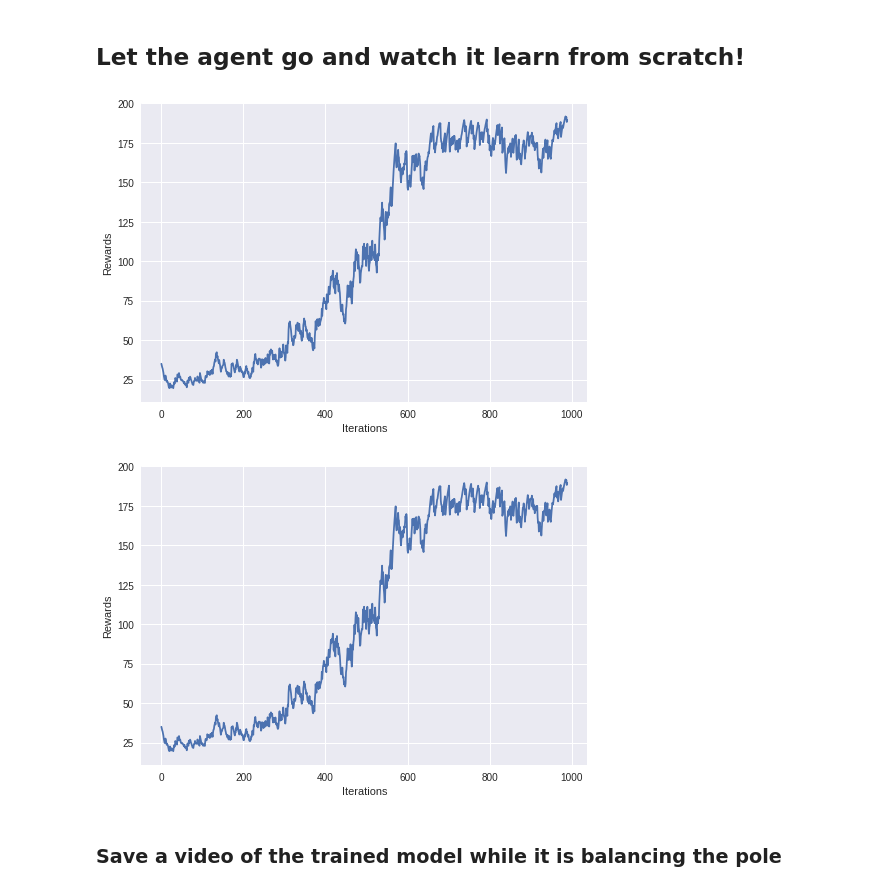
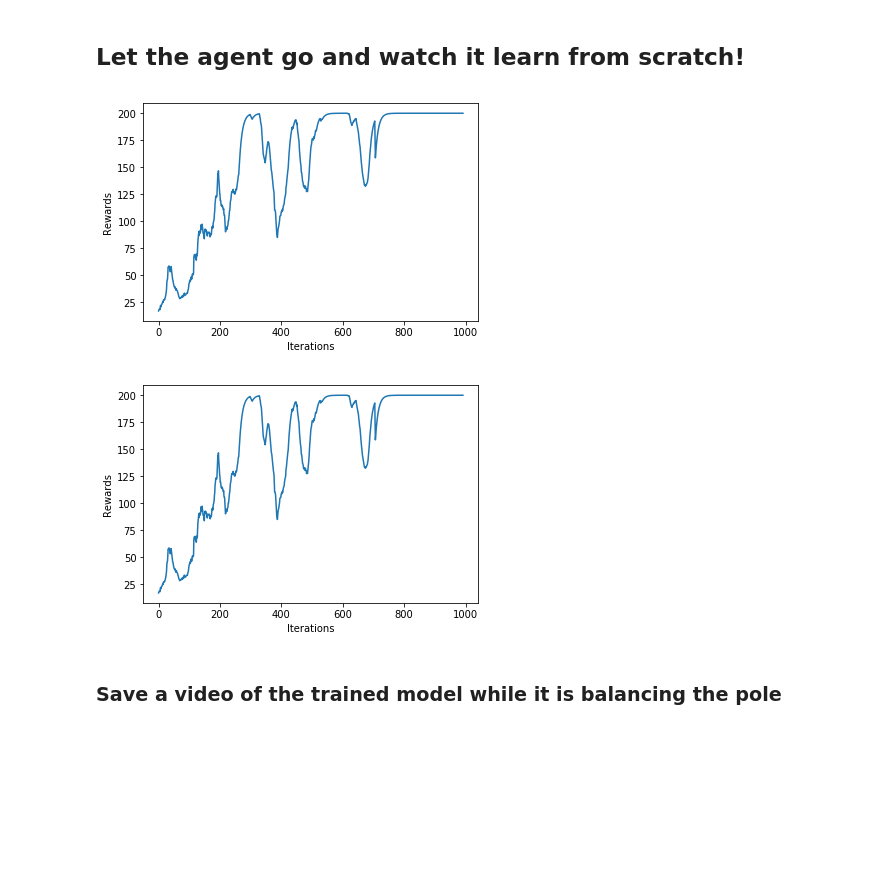
Before and after one commit to abhiWriteCode/Balanced-Cartpole, a Jupyter notebook: notebook.ipynb, the cells around one changed output. Saved outputs shown, nothing was run; the diff lists cells and outputs as text; code cells hidden in the pictures; blank space fills up the shorter version.

```diff
--- a/notebook.ipynb
+++ b/notebook.ipynb
@@ -91,14 +95,17 @@ def choose_action(model, observation):
 
 During training, the agent will need to remember all of its observations, actions so that once the episode ends, it can "reinforce" the good actions and punish the undesirable actions. Let's do this by defining a simple memory buffer that contains the agent's observations, actions, and received rewards from a given episode.
 # %%
+from collections import deque
+
 class Memory:
-    def __init__(self):
+    def __init__(self, buffer_size=-1):
+        self.size = buffer_size
         self.clear()
 
     def clear(self):
-        self.observations = []
-        self.actions = []
-        self.rewards = []
+        self.observations = deque() if self.size == -1 else deque(maxlen=buffer_size)
+        self.actions = deque() if self.size == -1 else deque(maxlen=buffer_size)
+        self.rewards = deque() if self.size == -1 else deque(maxlen=buffer_size)
 
     def add_to_memory(self, new_observation, new_action, new_reward):
         self.observations.append(new_observation)
@@ -108,8 +115,6 @@ class Memory:
 
         # update the list of rewards with new reward
         self.rewards.append(new_reward)
-
-memory = Memory()
 # %% [markdown]
 Almost ready to begin the learning algorithm for our agent! The final step is to compute the discounted rewards of our agent. Recall from lecture, we use reward discount to give more preference at getting rewards now rather than later in the future. The idea of discounting rewards is similar to discounting money in the case of interest and can be defined as:
 
@@ -122,7 +127,7 @@ def normalize(x):
     return x
 
 
-def discount_rewards(rewards, gamma=0.95):
+def discount_rewards(rewards, gamma=0.9):
     discounted_rewards = np.zeros_like(rewards)
     R = 0
 
@@ -140,3 +142,7 @@ optimizer = tf.train.AdamOptimizer(learning_rate)
+# %%
+memory = Memory(buffer_size=-1)
+learning_rate = 1e-2
+optimizer = tf.keras.optimizers.Adam(learning_rate)
 # %% [markdown]
 And now let's define the loss function. In this lab we are focusing on policy gradient methods which aim to **maximize** the likelihood of actions that result in large rewards. Equivalently, this means that we want to **minimize** the negative likelihood of these same actions. Like in supervised learning, we can use stochastic gradient descent methods to achieve this minimization.
 
@@ -163,50 +169,53 @@ def train_step(model, optimizer, observations, actions, discounted_rewards):
 
     # run backpropagation using the tape.gradient method
     grads = tape.gradient(loss, model.variables)
-    optimizer.apply_gradients(zip(grads, model.variables), global_step=tf.train.get_or_create_global_step())
+    optimizer.apply_gradients(zip(grads, model.variables))
 # %% [markdown]
 ## Let the agent go and watch it learn from scratch!
 # %%
+%%time
+
 cartpole_model = create_cartpole_model()
 
 smoothed_reward = utils.LossHistory(smoothing_factor=0.9)
-plotter = utils.PeriodicPlotter(sec=5, xlabel='Iterations', ylabel='Rewards')
+plotter = utils.PeriodicPlotter(sec=10, xlabel='Iterations', ylabel='Rewards')
 
 
 for i_episode in range(1000):
 
     plotter.plot(smoothed_reward.get())
 
     # Restart the environment
     observation = env.reset()
 
     while True:
         # using our observation, take an action
         action = choose_action(cartpole_model, observation)
         next_observation, reward, done, info = env.step(action)
         # add to memory
         memory.add_to_memory(observation, action, reward)
 
         # is the episode over? did you crash or do so well that you're done?
         if done:
             # determine total reward and keep a record of this
             total_reward = sum(memory.rewards)
             smoothed_reward.append( total_reward )
 
             # initiate training - remember we don't know anything about how the agent is doing until it's crashed!
             train_step(cartpole_model, optimizer,
                        observations = np.vstack(memory.observations),
                        actions = np.array(memory.actions),
-                       discounted_rewards = discount_rewards(memory.rewards)
+                       discounted_rewards = discount_rewards(memory.rewards,
+                                                             gamma=1)
                       )
 
             memory.clear()
             break
         # update our observatons
         observation = next_observation
 # %% [output]
-[figure, old version]
+[figure, new version]
-[figure, old version]
+[figure, new version]
 # %% [markdown]
 ### Save a video of the trained model while it is balancing the pole
 # %%
```
Also changed, not shown: parts of 4 cells of this notebook.
